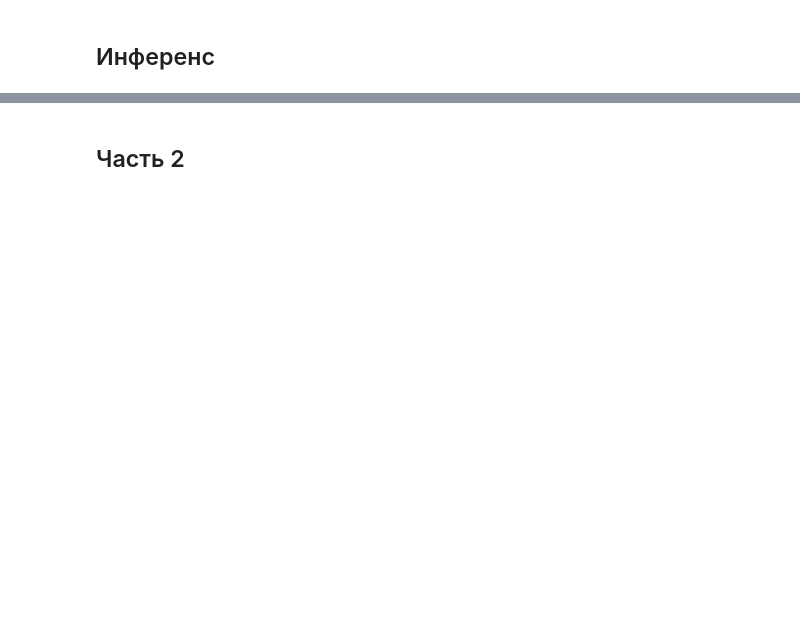
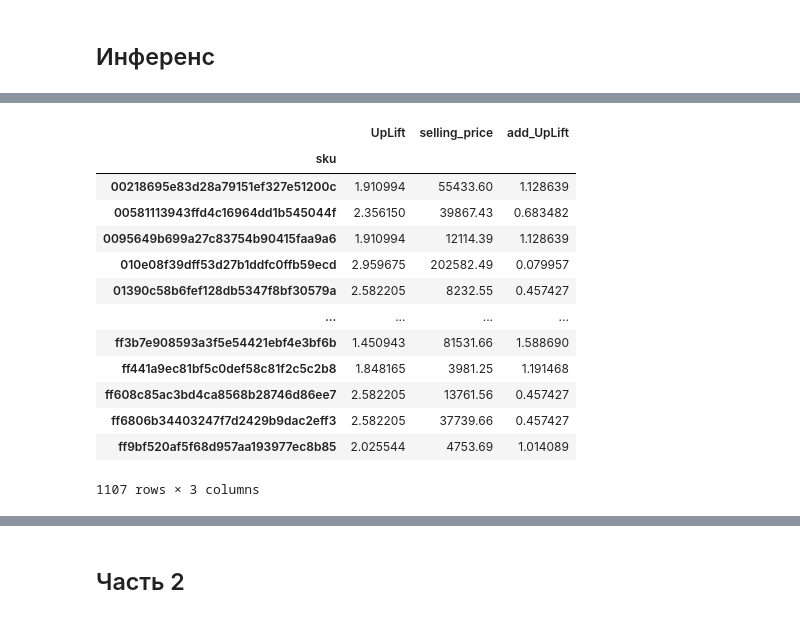
Before and after one commit to GhostPandaGP/lenta_hack, a Jupyter notebook: our_solve.ipynb, the cells around one changed output, grey strips where cells are left out. Cells and saved outputs as stored; diff of their text form; code cells hidden in the pictures; blank space fills up the shorter version.

```diff
--- a/our_solve.ipynb
+++ b/our_solve.ipynb
@@ -787,0 +880,2 @@ t_prediction.to_csv(config.root.parent / "sasha/ready_pipeline07.csv")
+# %%
+sub_data_checks = data_checks.query(f"`sku` in {sub_data_offers_by_sku.index.tolist()}")
@@ -787,0 +893,2 @@ t_prediction.to_csv(config.root.parent / "sasha/ready_pipeline07.csv")
+# %%
+sub_data_checks["revenue"] = sub_data_checks.selling_price - sub_data_checks.supplier_price; sub_data_checks.head()
@@ -787,0 +907,2 @@ t_prediction.to_csv(config.root.parent / "sasha/ready_pipeline07.csv")
+# %%
+sp = sub_data_checks.groupby("sku").sum("selling_price")["selling_price"]; sp
@@ -787,0 +923,2 @@ t_prediction.to_csv(config.root.parent / "sasha/ready_pipeline07.csv")
+# %%
+mtable = sub_data_offers_by_sku.join(sp); mtable.head()
@@ -787,0 +933,17 @@ t_prediction.to_csv(config.root.parent / "sasha/ready_pipeline07.csv")
+# %%
+mtable["add_UpLift"] = mtable.UpLift.apply(lambda x: quant - x); mtable
+# %% [output]
+|  | UpLift | selling_price | add_UpLift |
+| sku |  |  |  |
+| 00218695e83d28a79151ef327e51200c | 1.910994 | 55433.60 | 1.128639 |
+| 00581113943ffd4c16964dd1b545044f | 2.356150 | 39867.43 | 0.683482 |
+| 0095649b699a27c83754b90415faa9a6 | 1.910994 | 12114.39 | 1.128639 |
+| 010e08f39dff53d27b1ddfc0ffb59ecd | 2.959675 | 202582.49 | 0.079957 |
+| 01390c58b6fef128db5347f8bf30579a | 2.582205 | 8232.55 | 0.457427 |
+| ... | ... | ... | ... |
+| ff3b7e908593a3f5e54421ebf4e3bf6b | 1.450943 | 81531.66 | 1.588690 |
+| ff441a9ec81bf5c0def58c81f2c5c2b8 | 1.848165 | 3981.25 | 1.191468 |
+| ff608c85ac3bd4ca8568b28746d86ee7 | 2.582205 | 13761.56 | 0.457427 |
+| ff6806b34403247f7d2429b9dac2eff3 | 2.582205 | 37739.66 | 0.457427 |
+| ff9bf520af5f68d957aa193977ec8b85 | 2.025544 | 4753.69 | 1.014089 |
+1107 rows × 3 columns
```
Also changed, not shown: parts of 59 cells of this notebook.
